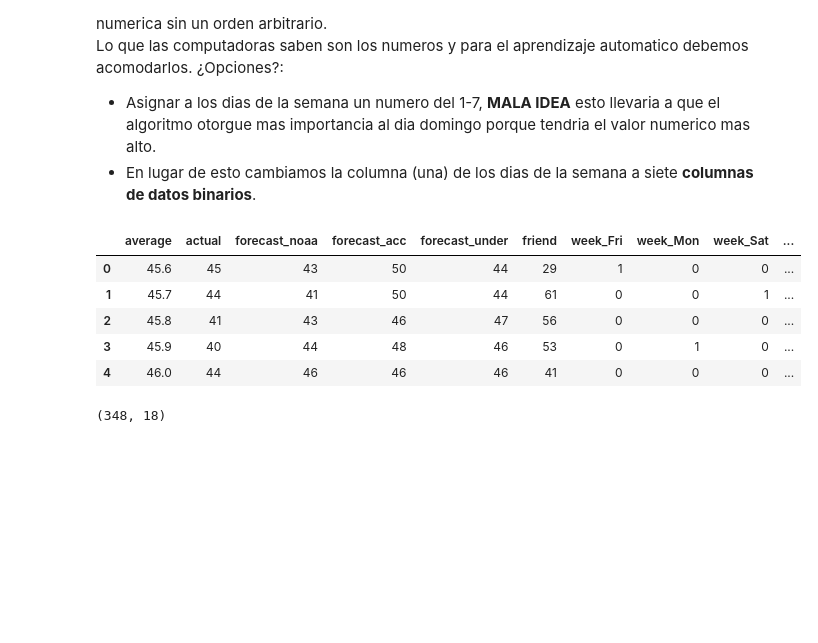
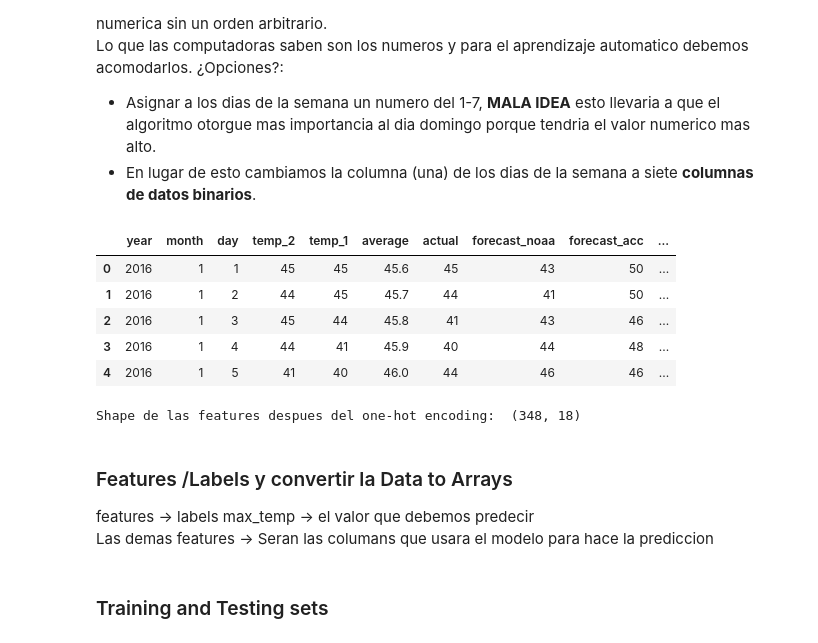
Before and after one commit to AlanItzep/AplicacionJS, a Jupyter notebook: Temperaturas.ipynb, the cells around one changed output. Saved outputs shown, nothing was run; the diff lists cells and outputs as text; code cells hidden in the pictures; blank space fills up the shorter version.

```diff
--- a/Temperaturas.ipynb
+++ b/Temperaturas.ipynb
@@ -109,15 +109,20 @@ Lo que las computadoras saben son los numeros y para el aprendizaje automatico d
 # %%
 features = pd.get_dummies(features)
 # %%
-features.iloc[:,5:].head(5)
+features.head()
 # %% [output]
-|  | average | actual | forecast_noaa | forecast_acc | forecast_under | friend | week_Fri | week_Mon | week_Sat | ... |
-| 0 | 45.6 | 45 | 43 | 50 | 44 | 29 | 1 | 0 | 0 | ... |
-| 1 | 45.7 | 44 | 41 | 50 | 44 | 61 | 0 | 0 | 1 | ... |
-| 2 | 45.8 | 41 | 43 | 46 | 47 | 56 | 0 | 0 | 0 | ... |
-| 3 | 45.9 | 40 | 44 | 48 | 46 | 53 | 0 | 1 | 0 | ... |
-| 4 | 46.0 | 44 | 46 | 46 | 46 | 41 | 0 | 0 | 0 | ... |
+|  | year | month | day | temp_2 | temp_1 | average | actual | forecast_noaa | forecast_acc | ... |
+| 0 | 2016 | 1 | 1 | 45 | 45 | 45.6 | 45 | 43 | 50 | ... |
+| 1 | 2016 | 1 | 2 | 44 | 45 | 45.7 | 44 | 41 | 50 | ... |
+| 2 | 2016 | 1 | 3 | 45 | 44 | 45.8 | 41 | 43 | 46 | ... |
+| 3 | 2016 | 1 | 4 | 44 | 41 | 45.9 | 40 | 44 | 48 | ... |
+| 4 | 2016 | 1 | 5 | 41 | 40 | 46.0 | 44 | 46 | 46 | ... |
-# %%
-features.shape
-# %% [output]
-(348, 18)
+# %%
+print('Shape de las features despues del one-hot encoding: ',features.shape)
+# %% [output]
+Shape de las features despues del one-hot encoding:  (348, 18)
+# %% [markdown]
+### Features /Labels y convertir la Data to Arrays
+features -> labels
+max_temp -> el valor que debemos predecir
+Las demas features -> Seran las columans que usara el modelo para hace la prediccion
@@ -123,0 +145,2 @@ features.shape
+# %% [markdown]
+### Training and Testing sets
```
Also changed, not shown: parts of 18 cells of this notebook.
